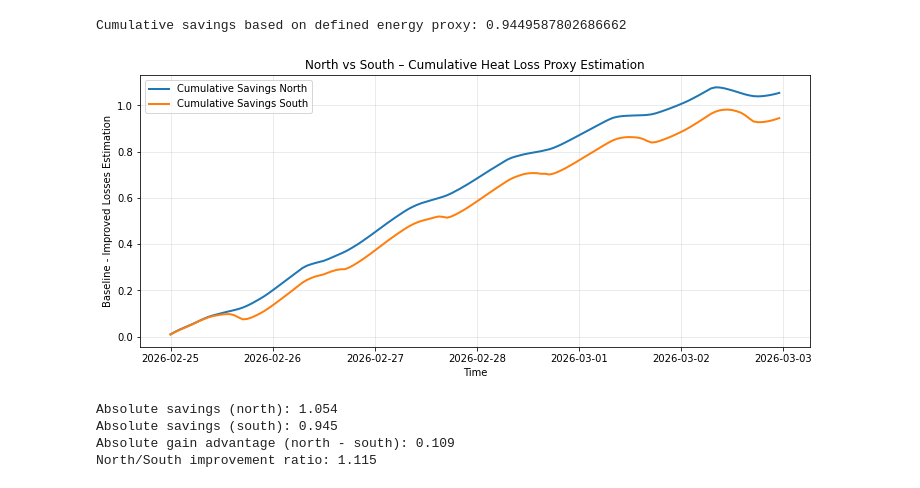
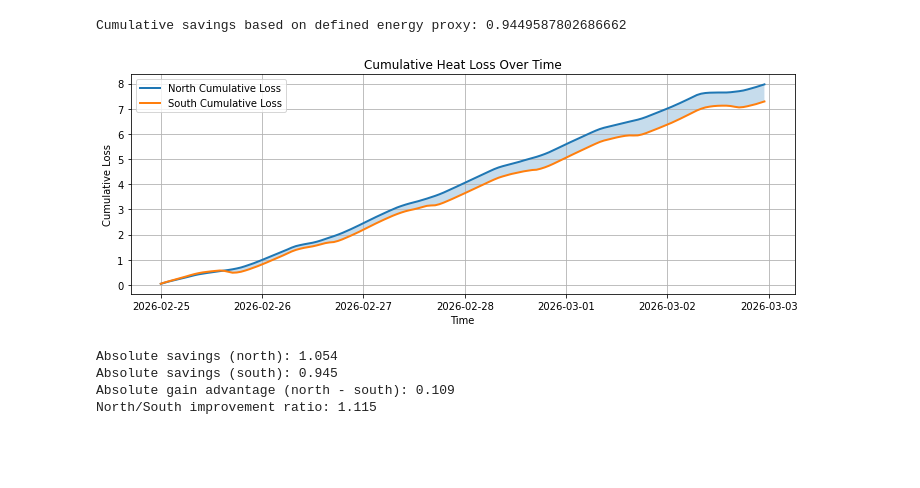
Before and after one commit to sotdousk/residential-thermal-digital-twin, a Jupyter notebook: notebooks/05_actionable_energy_insights.ipynb, the cells around one changed output. Cells and saved outputs as stored; diff of their text form; code cells hidden in the pictures; blank space fills up the shorter version.

```diff
--- a/notebooks/05_actionable_energy_insights.ipynb
+++ b/notebooks/05_actionable_energy_insights.ipynb
@@ -170,3 +175,21 @@ This highlights a key distinction:
 
 The structure defines the potential for heat loss,
 but environmental exposure determines actual energy performance.
+# %%
+heat_loss_north = k_opt_north * (df_sim["temp_salon_c"] -df_sim["temp_out_1_b_c"])
+heat_loss_south = k_opt_south * (df_sim["temp_kids_c"] - df_sim["temp_out_2_n_c"])
+
+plt.figure(figsize=(10,4))
+
+plt.plot(df_sim.index, heat_loss_north, label="North Heat Loss")
+plt.plot(df_sim.index, heat_loss_south, label="South Heat Loss")
+
+plt.title("Instantaneous Heat Loss (k · ΔT)")
+plt.xlabel("Time")
+plt.ylabel("Heat Loss (relative units)")
+plt.legend()
+plt.grid()
+
+plt.tight_layout()
+
+plt.savefig("../reports/figures/05_actionable_energy_insights/heat_losses_estimation.png", dpi=300, facecolor='white')
@@ -250,20 +294,26 @@ print(f"Cumulative savings based on defined energy proxy: {cumulative_saving_sou
 # %% [output]
 Cumulative savings based on defined energy proxy: 0.9449587802686662
 # %%
-plt.figure(figsize=(12, 5))
-plt.plot(df_sim.index, cumulative_saving_north, label="Cumulative Savings North", linewidth=2)
-plt.plot(df_sim.index, cumulative_saving_south, label="Cumulative Savings South", linewidth=2)
+cum_loss_north = heat_loss_north.cumsum()
+cum_loss_south = heat_loss_south.cumsum()
 
+plt.figure(figsize=(10,4))
 
-plt.title("North vs South – Cumulative Heat Loss Proxy Estimation")
+plt.plot(df_sim.index, cum_loss_north, label="North Cumulative Loss", linewidth=2)
+plt.plot(df_sim.index, cum_loss_south, label="South Cumulative Loss", linewidth=2)
+plt.fill_between(df_sim.index, cum_loss_north, cum_loss_south, alpha=0.25)
+
+plt.title("Cumulative Heat Loss Over Time")
 plt.xlabel("Time")
-plt.ylabel("Baseline - Improved Losses Estimation")
+plt.ylabel("Cumulative Loss")
 plt.legend()
-plt.grid(True, alpha=0.3)
+plt.grid()
 
-plt.show()
+plt.tight_layout()
+
+plt.savefig("../reports/figures/05_actionable_energy_insights/cumulative_heat_losses.png", dpi=300, facecolor='white')
 # %% [output]
-[figure, old version]
+[figure, new version]
 # %%
 total_loss_baseline_north = heat_loss_baseline_north.sum()
 total_loss_improved_north = heat_loss_improved_north.sum()
```
Also changed, not shown: parts of 6 cells of this notebook, 6 other files.
